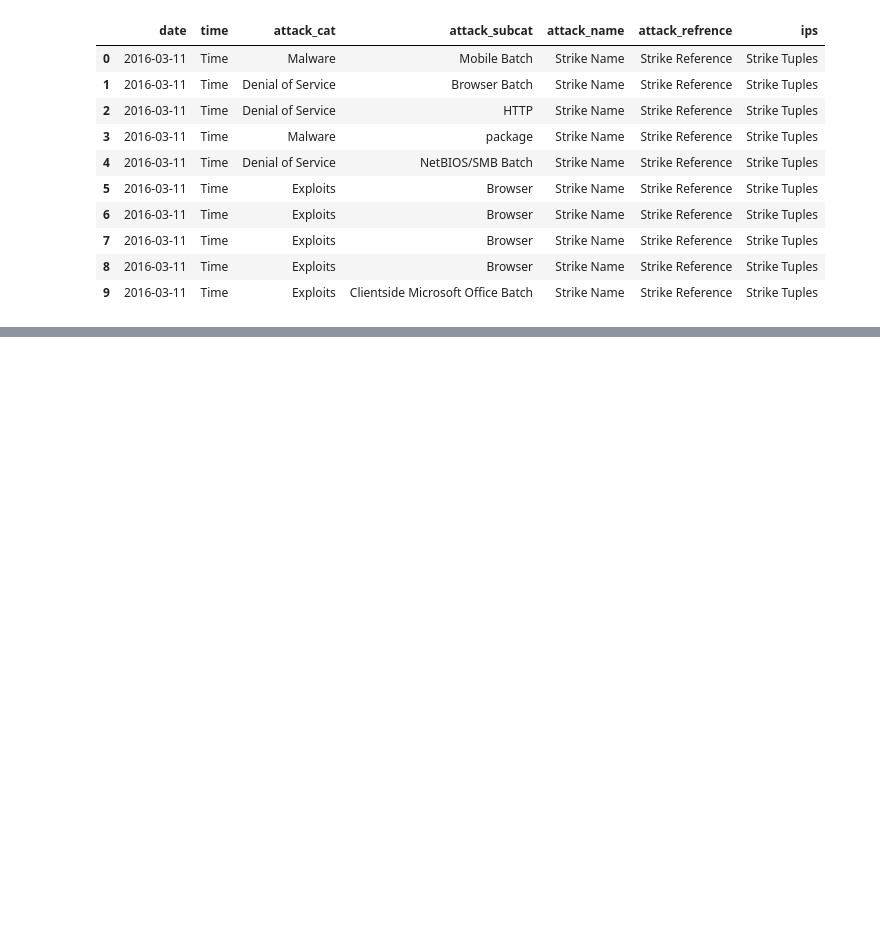
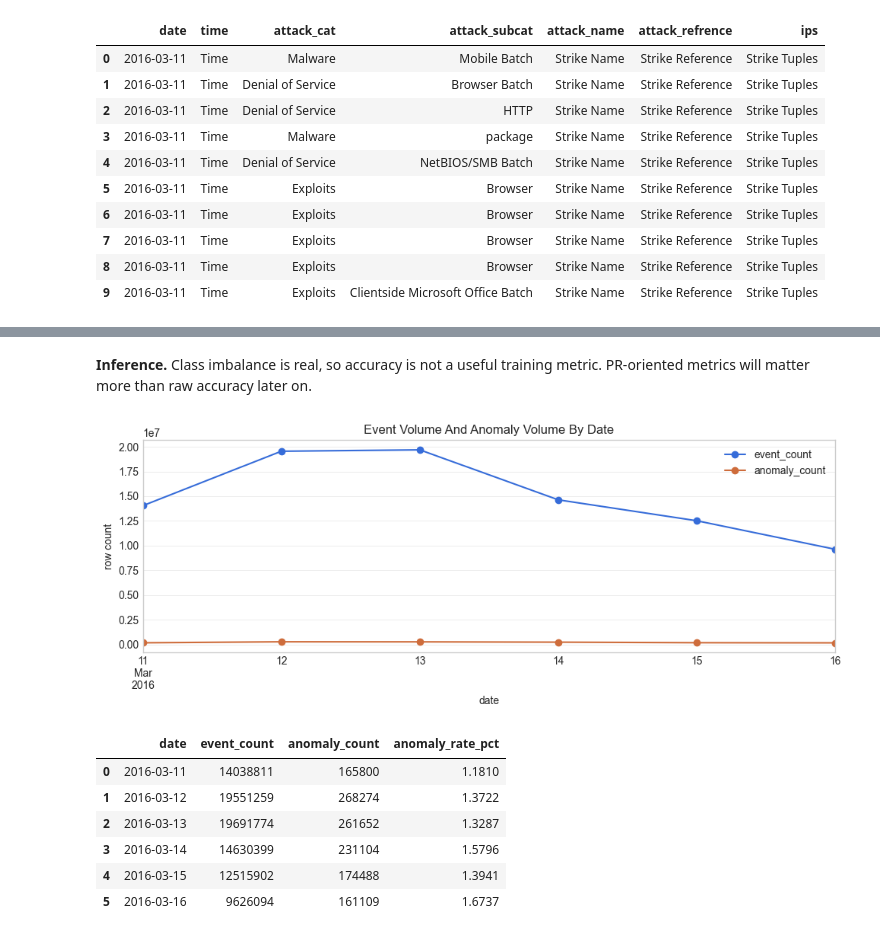
Before and after one commit to harrishdhaithya/anomaly-detection-xai, a Jupyter notebook: notebook/Anomaly_Detection.ipynb, the cells around one changed output, grey strips where cells are left out. Saved outputs shown, nothing was run; the diff lists cells and outputs as text; code cells hidden in the pictures; blank space fills up the shorter version.

```diff
--- a/notebook/Anomaly_Detection.ipynb
+++ b/notebook/Anomaly_Detection.ipynb
@@ -241,0 +1030,29 @@ query_df(f"SELECT * FROM '{ground_truth}' WHERE time = 'Time' LIMIT 10")
+# %% [markdown]
+**Inference.** Class imbalance is real, so accuracy is not a useful training metric. PR-oriented metrics will matter more than raw accuracy later on.
+# %%
+daily_volume_df = query_df(f"""
+SELECT
+    date,
+    count(*) AS event_count,
+    count(*) FILTER (WHERE label = 1) AS anomaly_count,
+    round(100.0 * count(*) FILTER (WHERE label = 1) / count(*), 4) AS anomaly_rate_pct
+FROM '{host_logs}'
+GROUP BY 1
+ORDER BY 1
+""")
+ax = daily_volume_df.plot(x="date", y=["event_count", "anomaly_count"], figsize=(10, 4), marker="o")
+ax.set_title("Event Volume And Anomaly Volume By Date")
+ax.set_xlabel("date")
+ax.set_ylabel("row count")
+plt.tight_layout()
+plt.show()
+daily_volume_df
+# %% [output]
+[figure, added]
+|  | date | event_count | anomaly_count | anomaly_rate_pct |
+| 0 | 2016-03-11 | 14038811 | 165800 | 1.1810 |
+| 1 | 2016-03-12 | 19551259 | 268274 | 1.3722 |
+| 2 | 2016-03-13 | 19691774 | 261652 | 1.3287 |
+| 3 | 2016-03-14 | 14630399 | 231104 | 1.5796 |
+| 4 | 2016-03-15 | 12515902 | 174488 | 1.3941 |
+| 5 | 2016-03-16 | 9626094 | 161109 | 1.6737 |
```
Also changed, not shown: parts of 124 cells of this notebook, 15 other files.
